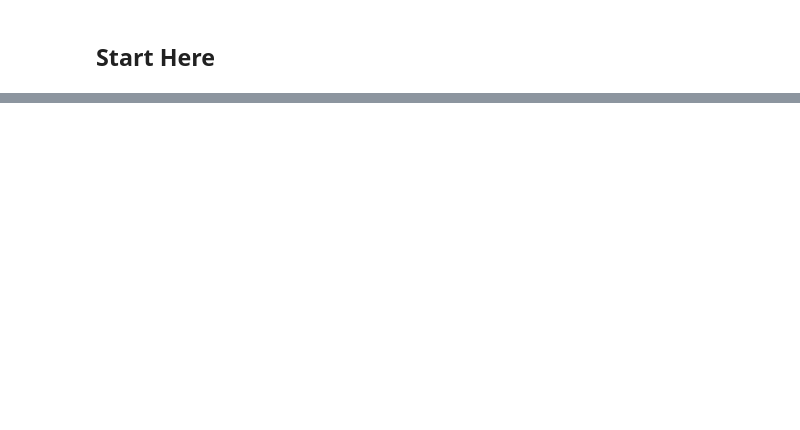
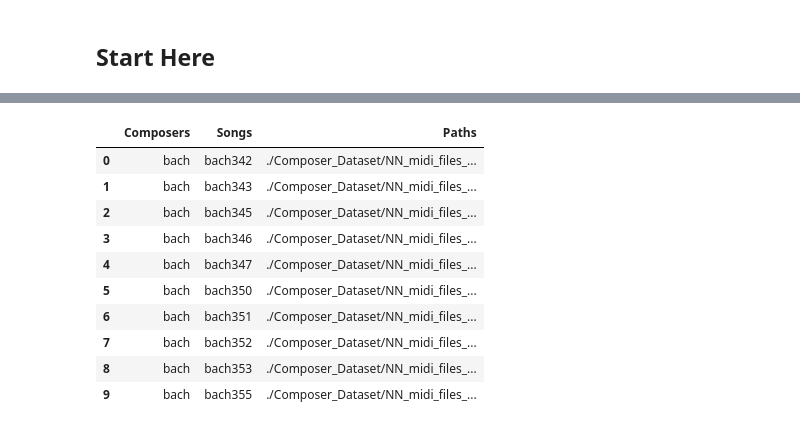
Before and after one commit to Lyfae/AAI-511-Final-Project, a Jupyter notebook: Christopher_Dev.ipynb, the cells around one changed output, grey strips where cells are left out. Saved outputs shown, nothing was run; the diff lists cells and outputs as text; code cells hidden in the pictures; blank space fills up the shorter version.

```diff
--- a/Christopher_Dev.ipynb
+++ b/Christopher_Dev.ipynb
@@ -172,0 +179,14 @@ for i in range(2273, 2273+2):
+# %%
+train_table.head(10)
+# %% [output]
+|  | Composers | Songs | Paths |
+| 0 | bach | bach342 | ./Composer_Dataset/NN_midi_files_... |
+| 1 | bach | bach343 | ./Composer_Dataset/NN_midi_files_... |
+| 2 | bach | bach345 | ./Composer_Dataset/NN_midi_files_... |
+| 3 | bach | bach346 | ./Composer_Dataset/NN_midi_files_... |
+| 4 | bach | bach347 | ./Composer_Dataset/NN_midi_files_... |
+| 5 | bach | bach350 | ./Composer_Dataset/NN_midi_files_... |
+| 6 | bach | bach351 | ./Composer_Dataset/NN_midi_files_... |
+| 7 | bach | bach352 | ./Composer_Dataset/NN_midi_files_... |
+| 8 | bach | bach353 | ./Composer_Dataset/NN_midi_files_... |
+| 9 | bach | bach355 | ./Composer_Dataset/NN_midi_files_... |
```
Also changed, not shown: parts of 10 cells of this notebook, 3 other files.
